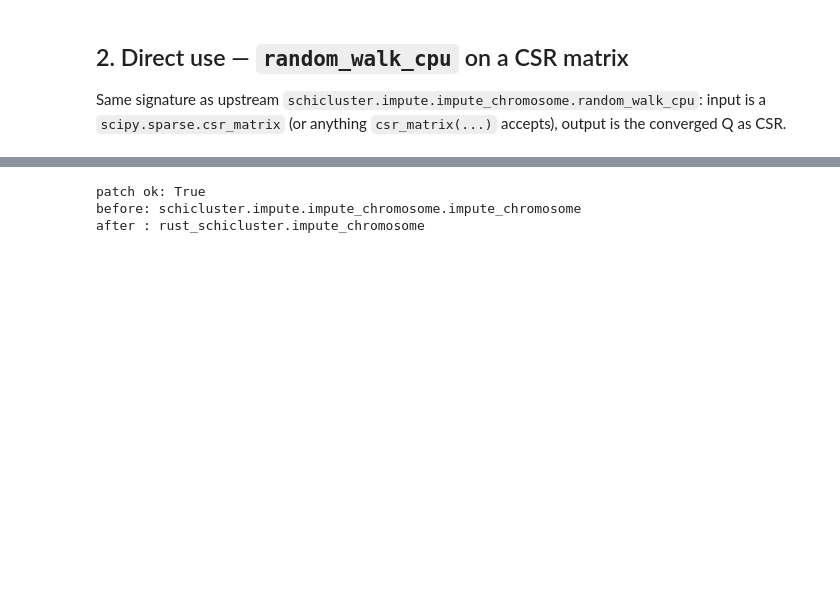
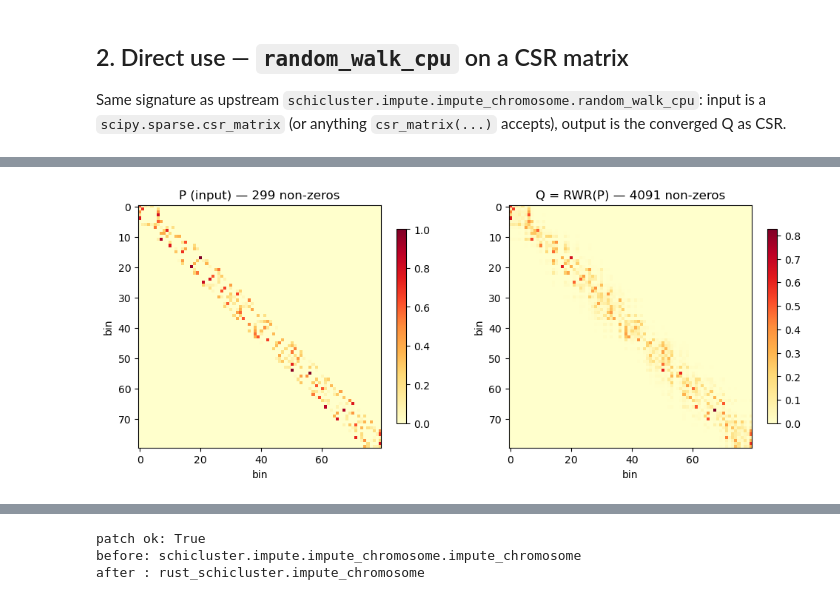
Before and after one commit to ChrisMao0325/rust-scHiCluster, a Jupyter notebook: examples/tutorial_quickstart.ipynb, the cells around one changed output, grey strips where cells are left out. Drawn from its saved outputs; the diff is of its cells as text; code cells hidden in the pictures; blank space fills up the shorter version.

```diff
--- a/examples/tutorial_quickstart.ipynb
+++ b/examples/tutorial_quickstart.ipynb
@@ -38,21 +31,24 @@ input is a `scipy.sparse.csr_matrix` (or anything `csr_matrix(...)`
 accepts), output is the converged Q as CSR.
 # %%
 import numpy as np
+import matplotlib.pyplot as plt
 from scipy.sparse import csr_matrix, diags
 
-# Tiny example — 100×100 row-stochastic sparse matrix.
+# 80×80 banded sparse matrix — toy 'cell × bin × bin' contact matrix.
 rng = np.random.default_rng(0)
-nnz = 500
-rows = rng.integers(0, 100, size=nnz)
-cols = rng.integers(0, 100, size=nnz)
+n = 80
+nnz = 200
+rows = rng.integers(0, n, size=nnz)
+offsets = rng.integers(-5, 6, size=nnz)  # band ±5
+cols = np.clip(rows + offsets, 0, n - 1)
 vals = rng.exponential(1.0, size=nnz).astype(np.float32)
-M = csr_matrix((vals, (rows, cols)), shape=(100, 100), dtype=np.float32)
+M = csr_matrix((vals, (rows, cols)), shape=(n, n), dtype=np.float32)
 M = M + M.T
-row_sum = np.asarray(M.sum(axis=1)).ravel()
-row_sum[row_sum == 0] = 1.0
-P = diags(1.0 / row_sum) @ M
+rs = np.asarray(M.sum(axis=1)).ravel(); rs[rs == 0] = 1.0
+P = diags(1.0 / rs) @ M
+P = P.astype(np.float32)
 
 Q = rust_schicluster.random_walk_cpu(P, rp=0.5, tol=0.01)
-print(f'Q: {Q.shape}, nnz={Q.nnz}, dtype={Q.dtype}')
-print(f'sum check: 1 row sums to ≈ 1.0  →  {np.asarray(Q.sum(axis=1))[:3].ravel()}')
+print(f'P: {P.shape}, nnz={P.nnz}, density={P.nnz/n**2*100:.1f}%')
+print(f'Q: {Q.shape}, nnz={Q.nnz}, density={Q.nnz/n**2*100:.1f}%')
 # %% [output]
@@ -60,0 +64,14 @@ sum check: 1 row sums to ≈ 1.0  →  [0.99999994 1.         1.0000001 ]
+# %%
+fig, axes = plt.subplots(1, 2, figsize=(10, 4), constrained_layout=True)
+im = axes[0].imshow(P.toarray(), cmap='YlOrRd', vmin=0, vmax=P.toarray().max())
+axes[0].set_title(f'P (input) — {P.nnz} non-zeros')
+fig.colorbar(im, ax=axes[0], shrink=0.8)
+
+im = axes[1].imshow(Q.toarray(), cmap='YlOrRd', vmin=0, vmax=Q.toarray().max())
+axes[1].set_title(f'Q = RWR(P) — {Q.nnz} non-zeros')
+fig.colorbar(im, ax=axes[1], shrink=0.8)
+for ax in axes:
+    ax.set_xlabel('bin'); ax.set_ylabel('bin')
+plt.show()
+# %% [output]
+[figure, added]
```
Also changed, not shown: parts of 15 cells of this notebook, 1 other file.
